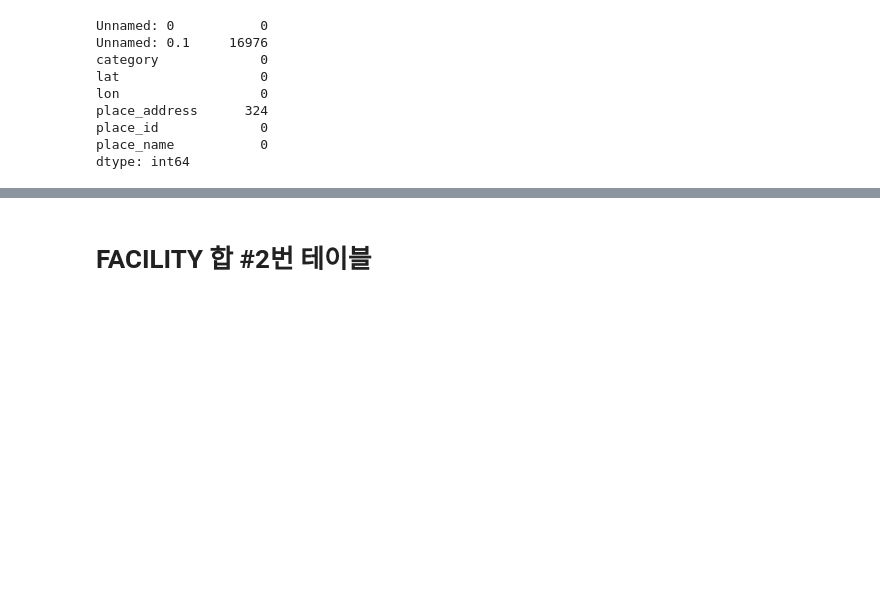
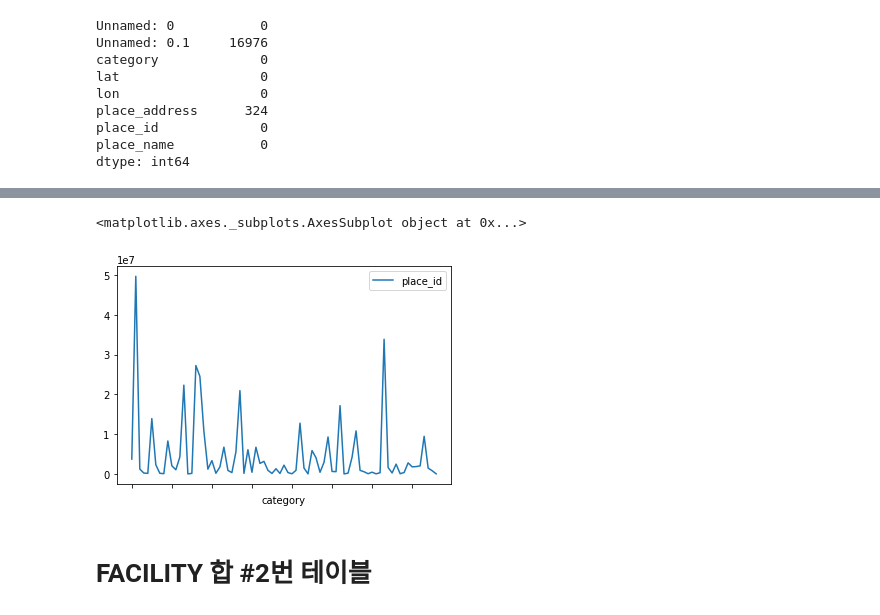
Before and after one commit to BigDataCampus/fresh, a Jupyter notebook: DataMakefile.ipynb, the cells around one changed output, grey strips where cells are left out. Drawn from its saved outputs; the diff is of its cells as text; code cells hidden in the pictures; blank space fills up the shorter version.

```diff
--- a/DataMakefile.ipynb
+++ b/DataMakefile.ipynb
@@ -363,4 +363,4 @@ zzang_place.head()
 | 3 | 3 | 3 | NaN | movie/concerthall | 37.5491 | 126.923 | 서울특별시 마포구 와우산로 51 | 10003 | BYRDS(버즈) |
 | 4 | 4 | 4 | NaN | movie/concerthall | 37.5548 | 126.923 | 서울특별시 마포구 어울마당로 114 | 10004 | Between the Bars |
 # %%
-zzang_place.drop(columns={'Unnamed: 0','Unnamed: 0.1','index'})
+zzang_place.drop(columns={'Unnamed: 0','Unnamed: 0.1','index'},inplace=True)
@@ -385,0 +412,5 @@ zzang_place.drop(columns={'Unnamed: 0','Unnamed: 0.1','index'})
+# %%
+zzang_place.groupby('category').sum().plot()
+# %% [output]
+<matplotlib.axes._subplots.AxesSubplot object at 0x...>
+[figure, added]
```
Also changed, not shown: parts of 42 cells of this notebook, 2 other files.
